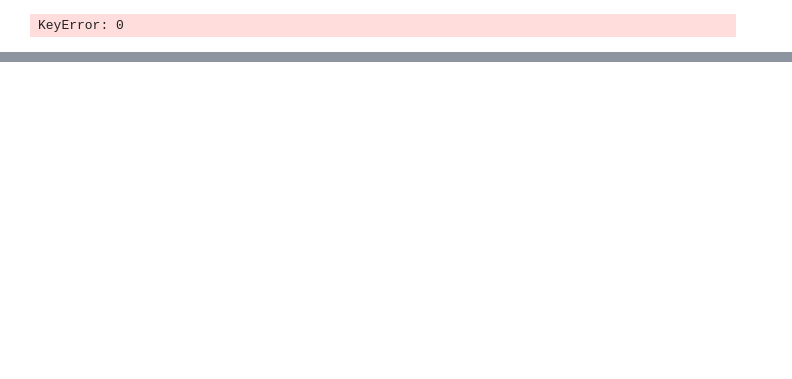
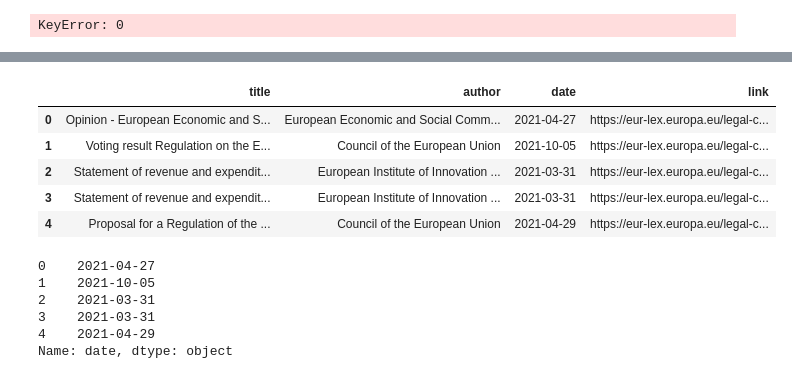
Before and after one commit to EstefaniaVB/LexAI, a Jupyter notebook: notebooks/Streamlit.ipynb, the cells around one changed output, grey strips where cells are left out. Cells and saved outputs as stored; diff of their text form; code cells hidden in the pictures; blank space fills up the shorter version.

```diff
--- a/notebooks/Streamlit.ipynb
+++ b/notebooks/Streamlit.ipynb
@@ -200,0 +207,7 @@ oembed_url
+# %%
+query = st.text_input("Search for a topic", 'Technology')
+c1, c2, c3 = st.beta_columns((1, 1, 2))
+
+lexai_eurlex_url = "http://127.0.0.1:8000/query"
+tweet_params=dict(query=query,n=5)
+eurlex = requests.get(lexai_eurlex_url,params=tweet_params).json()
@@ -200,0 +237,32 @@ oembed_url
+# %%
+def get_regulation():
+    reg = []
+    for i in eurlex:
+        #It would be nice to have a list and small text
+        title=eurlex[i]['title']
+        author= eurlex[i]['author']
+        date= pd.to_datetime(eurlex[i]['date']).date()
+        link = eurlex[i]['link']
+        reg.append({"title":title,"author":author,"date":date,"link":link})
+    return pd.DataFrame(reg)
+# %%
+data = get_regulation()
+# %%
+data
+# %% [output]
+|  | title | author | date | link |
+| 0 | Opinion - European Economic and S... | European Economic and Social Comm... | 2021-04-27 | https://eur-lex.europa.eu/legal-c... |
+| 1 | Voting result Regulation on the E... | Council of the European Union | 2021-10-05 | https://eur-lex.europa.eu/legal-c... |
+| 2 | Statement of revenue and expendit... | European Institute of Innovation ... | 2021-03-31 | https://eur-lex.europa.eu/legal-c... |
+| 3 | Statement of revenue and expendit... | European Institute of Innovation ... | 2021-03-31 | https://eur-lex.europa.eu/legal-c... |
+| 4 | Proposal for a Regulation of the ... | Council of the European Union | 2021-04-29 | https://eur-lex.europa.eu/legal-c... |
+# %%
+start_date, end_date = pd.to_datetime("2021/02/27").date(), pd.to_datetime("2021/04/27").date()
+data["date"]
+# %% [output]
+0    2021-04-27
+1    2021-10-05
+2    2021-03-31
+3    2021-03-31
+4    2021-04-29
+Name: date, dtype: object
```
Also changed, not shown: parts of 14 cells of this notebook, 1 other file.
